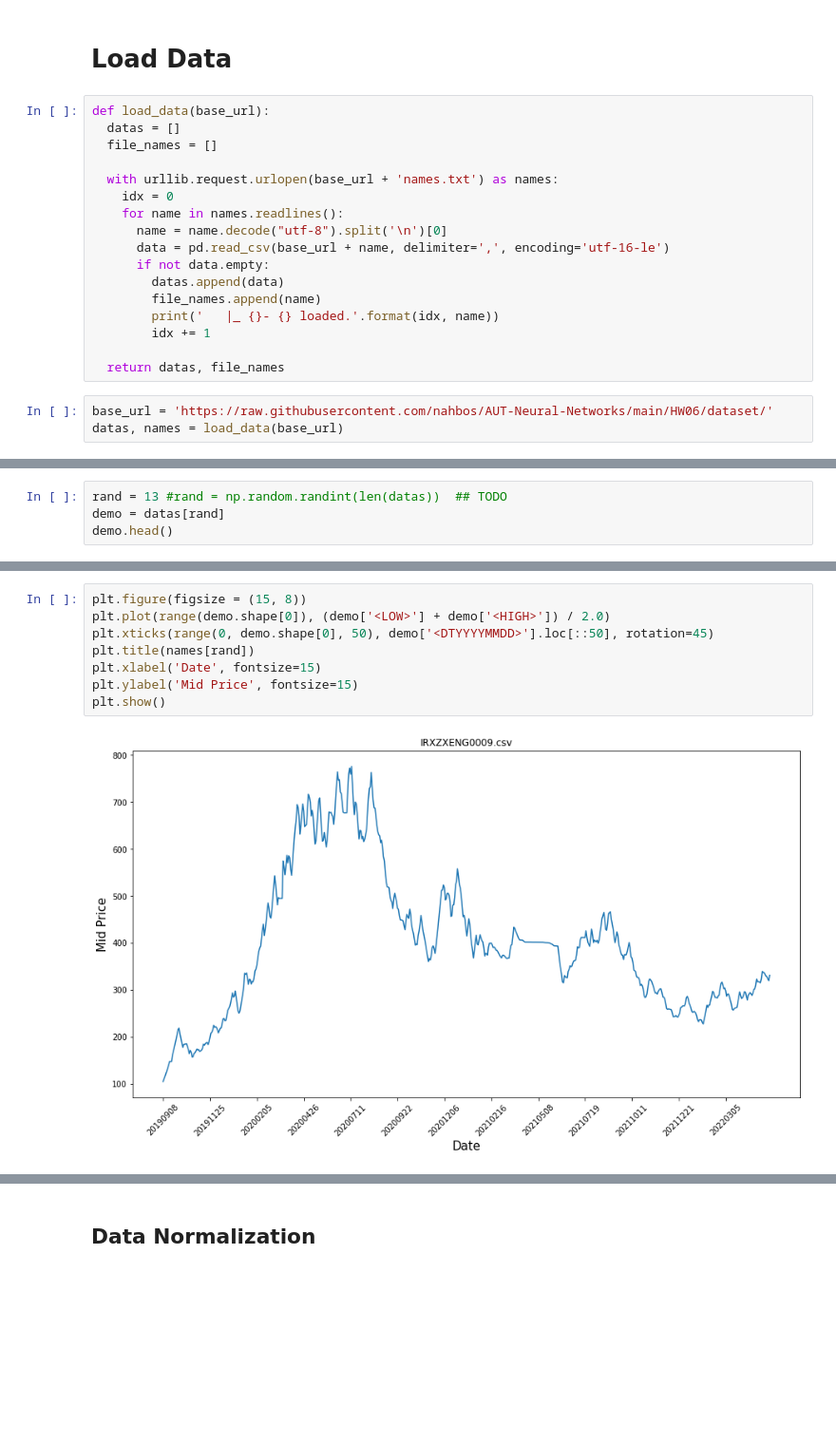
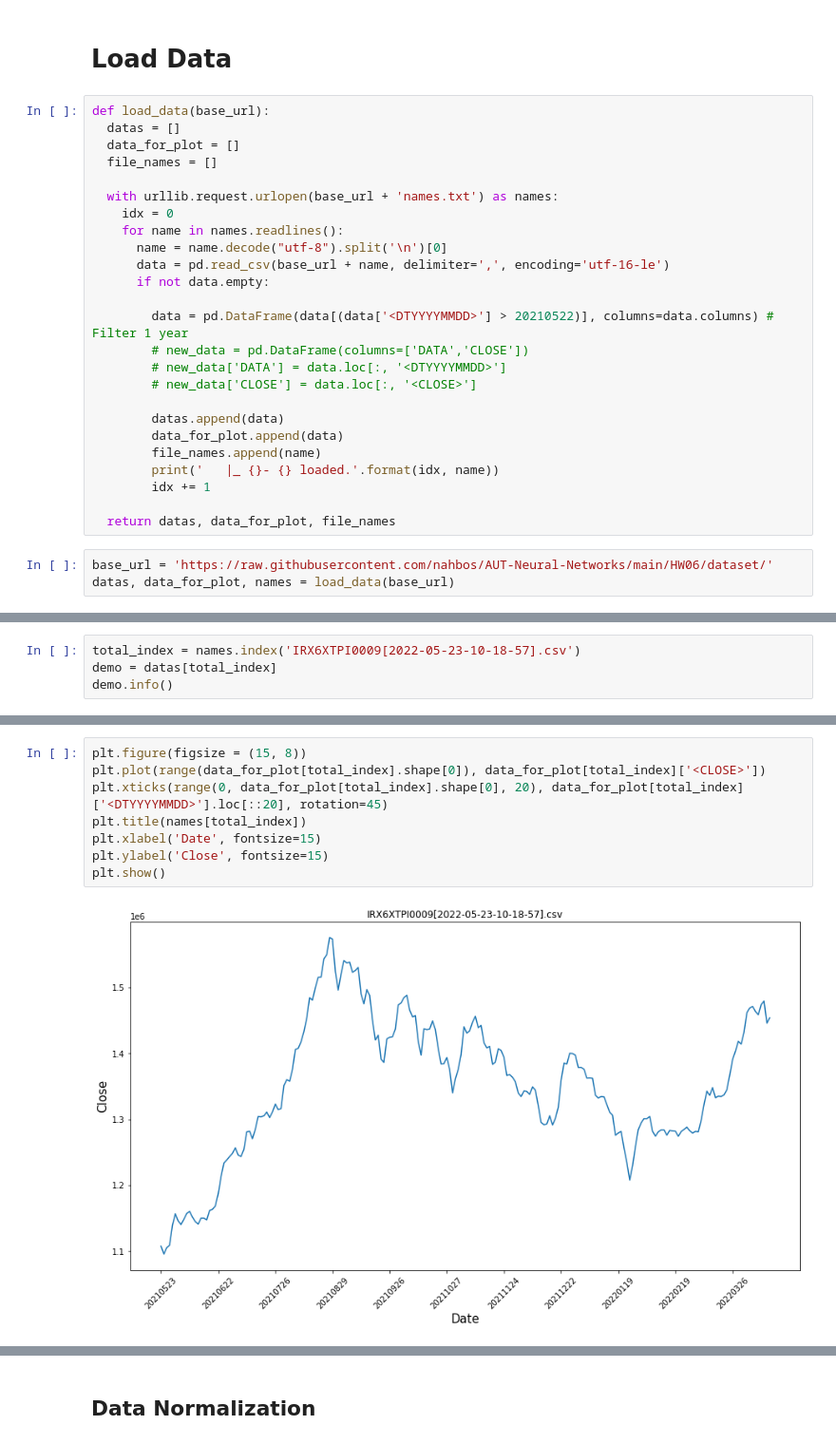
Before and after one commit to nahbos/AUT-Neural-Networks, a Jupyter notebook: HW06/HW06.ipynb, the cells around one changed output, grey strips where cells are left out. Shown: that part at 95% size. Drawn from its saved outputs; the diff is of its cells as text; blank space fills up the shorter version.

```diff
--- a/HW06/HW06.ipynb
+++ b/HW06/HW06.ipynb
@@ -60,6 +65,7 @@ es_callback = EarlyStoppingCallback(patience=3)
 # %%
 def load_data(base_url):
   datas = []
+  data_for_plot = []
   file_names = []
 
   with urllib.request.urlopen(base_url + 'names.txt') as names:
@@ -68,15 +74,22 @@ def load_data(base_url):
       name = name.decode("utf-8").split('\n')[0]
       data = pd.read_csv(base_url + name, delimiter=',', encoding='utf-16-le')
       if not data.empty:
+
+        data = pd.DataFrame(data[(data['<DTYYYYMMDD>'] > 20210522)], columns=data.columns) # Filter 1 year
+        # new_data = pd.DataFrame(columns=['DATA','CLOSE'])
+        # new_data['DATA'] = data.loc[:, '<DTYYYYMMDD>']
+        # new_data['CLOSE'] = data.loc[:, '<CLOSE>']
+
         datas.append(data)
+        data_for_plot.append(data)
         file_names.append(name)
         print('   |_ {}- {} loaded.'.format(idx, name))
         idx += 1
 
-  return datas, file_names
+  return datas, data_for_plot, file_names
 # %%
 base_url = 'https://raw.githubusercontent.com/nahbos/AUT-Neural-Networks/main/HW06/dataset/'
-datas, names = load_data(base_url)
+datas, data_for_plot, names = load_data(base_url)
 # %% [output]
    |_ 0- IRX6XAFF0005.csv loaded.
    |_ 1- IRX6XALS0002.csv loaded.
@@ -99,5 +115,5 @@ datas, names = load_data(base_url)
 # %%
-rand = 13 #rand = np.random.randint(len(datas))  ## TODO
-demo = datas[rand]
-demo.head()
+total_index = names.index('IRX6XTPI0009[2022-05-23-10-18-57].csv')
+demo = datas[total_index]
+demo.info()
 # %% [output]
@@ -110,11 +138,11 @@ demo.head()
 # %%
 plt.figure(figsize = (15, 8))
-plt.plot(range(demo.shape[0]), (demo['<LOW>'] + demo['<HIGH>']) / 2.0)
-plt.xticks(range(0, demo.shape[0], 50), demo['<DTYYYYMMDD>'].loc[::50], rotation=45)
-plt.title(names[rand])
+plt.plot(range(data_for_plot[total_index].shape[0]), data_for_plot[total_index]['<CLOSE>'])
+plt.xticks(range(0, data_for_plot[total_index].shape[0], 20), data_for_plot[total_index]['<DTYYYYMMDD>'].loc[::20], rotation=45)
+plt.title(names[total_index])
 plt.xlabel('Date', fontsize=15)
-plt.ylabel('Mid Price', fontsize=15)
+plt.ylabel('Close', fontsize=15)
 plt.show()
 # %% [output]
-[figure, old version]
+[figure, new version]
 # %%
```
Also changed, not shown: parts of 24 cells of this notebook.
